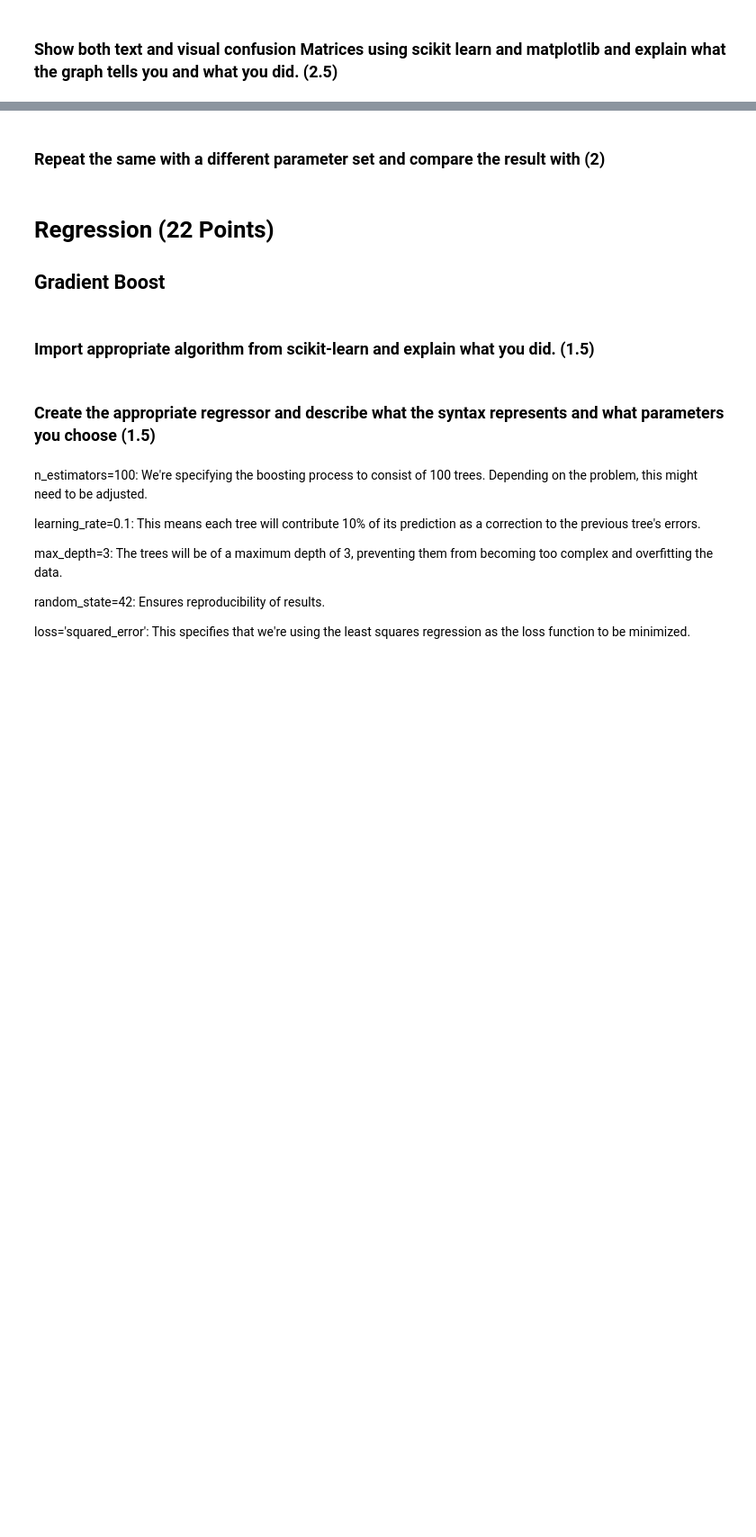
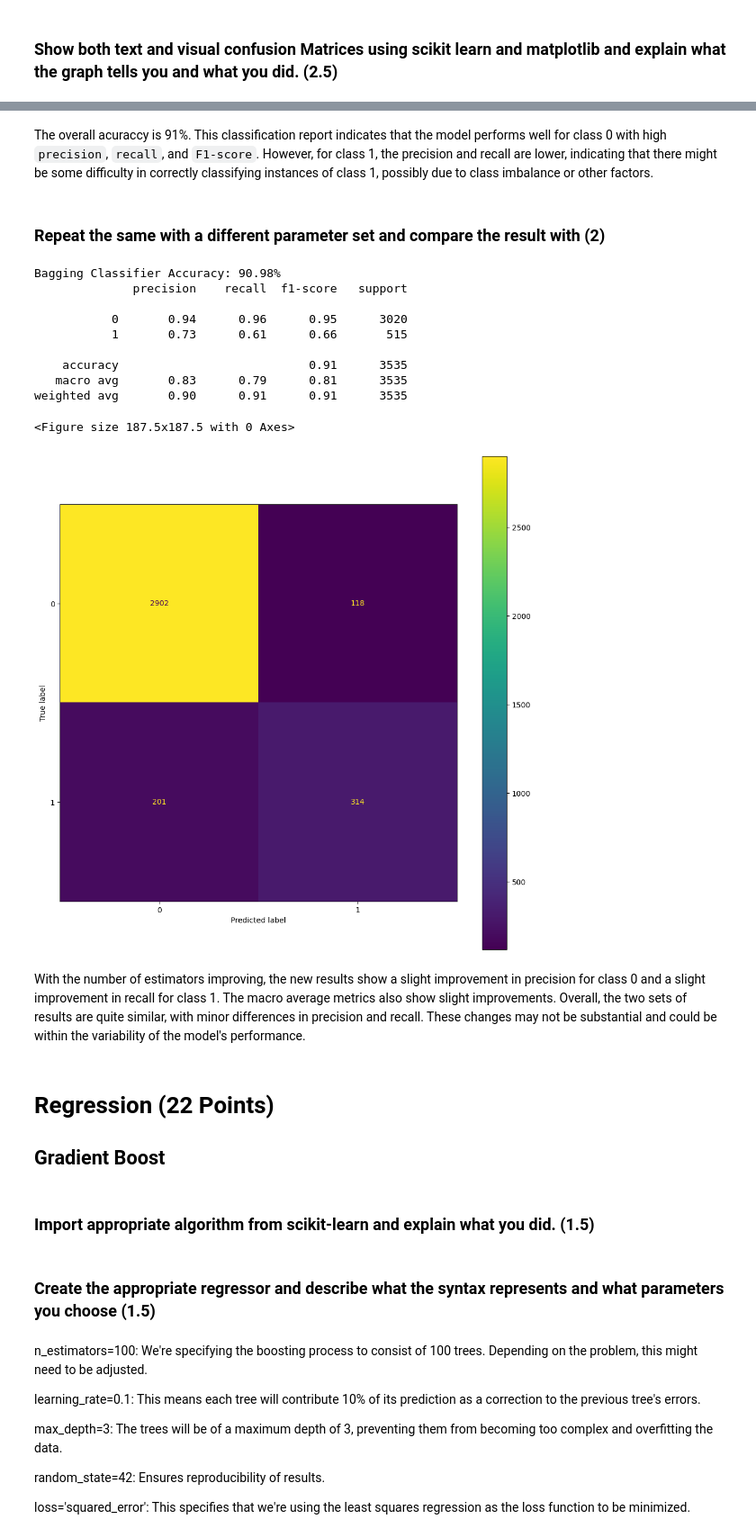
Before and after one commit to WK025/machine_learning, a Jupyter notebook: A1/Assignment 02_Group05.ipynb, the cells around one changed output, grey strips where cells are left out. Shown at 90% size. Drawn from its saved outputs; the diff is of its cells as text; code cells hidden in the pictures; blank space fills up the shorter version.

```diff
--- a/A1/Assignment 02_Group05.ipynb
+++ b/A1/Assignment 02_Group05.ipynb
@@ -650,5 +691,32 @@ random_state: A random seed for reproducibility.
+# %% [markdown]
+The overall acuraccy is 91%. This classification report indicates that the model performs well for class 0 with high `precision`, `recall`, and `F1-score`. However, for class 1, the precision and recall are lower, indicating that there might be some difficulty in correctly classifying instances of class 1, possibly due to class imbalance or other factors.
 # %% [markdown]
 ### Repeat the same with a different parameter set and compare the result with (2)
+# %%
+OSI_clf_bag_g05 = RandomForestClassifier(n_estimators=500, max_depth=None, random_state=42)
+OSI_bag_fit_g05=OSI_clf_bag_g05.fit(OSIX_train_g05, OSIy_train_g05)
+OSIy_bag_pred_g05 = OSI_clf_bag_g05.predict(OSIX_test_g05)
+OSI_bag_accuracy_g05 = accuracy_score(OSIy_test_g05, OSIy_bag_pred_g05)
+print("Bagging Classifier Accuracy: {:.2%}".format(OSI_bag_accuracy_g05))
+plt.figure(figsize=(2.5,2.5),dpi=75)
+set_palette("Paired")
+OSI_conf_matrix_g05 = confusion_matrix(OSIy_test_g05, OSIy_bag_pred_g05)
+ConfusionMatrixDisplay.from_estimator(OSI_bag_fit_g05, OSIX_test_g05, OSIy_test_g05)
+print(classification_report(OSIy_test_g05, OSIy_bag_pred_g05))
+# %% [output]
+Bagging Classifier Accuracy: 90.98%
+              precision    recall  f1-score   support
+
+           0       0.94      0.96      0.95      3020
+           1       0.73      0.61      0.66       515
+
+    accuracy                           0.91      3535
+   macro avg       0.83      0.79      0.81      3535
+weighted avg       0.90      0.91      0.91      3535
+<Figure size 187.5x187.5 with 0 Axes>
+[figure, added]
+# %% [markdown]
+With the number of estimators improving, the new results show a slight improvement in precision for class 0 and a slight improvement in recall for class 1. The macro average metrics also show slight improvements. Overall, the two sets of results are quite similar, with minor differences in precision and recall. These changes may not be substantial and could be within the variability of the model's performance.
 # %% [markdown]
 # Regression (22 Points)
 ## Gradient Boost
```
Also changed, not shown: parts of 11 cells of this notebook.
